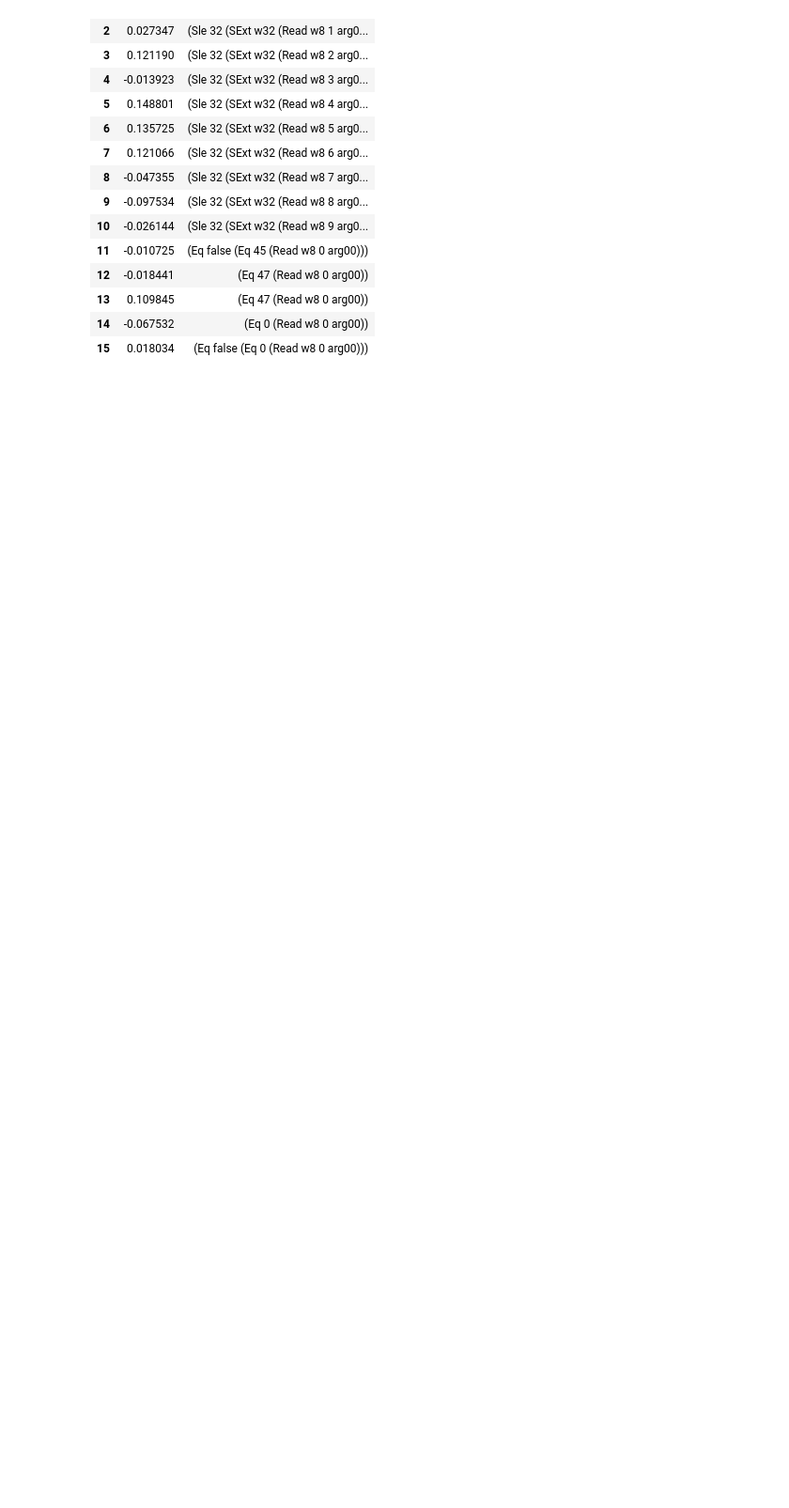
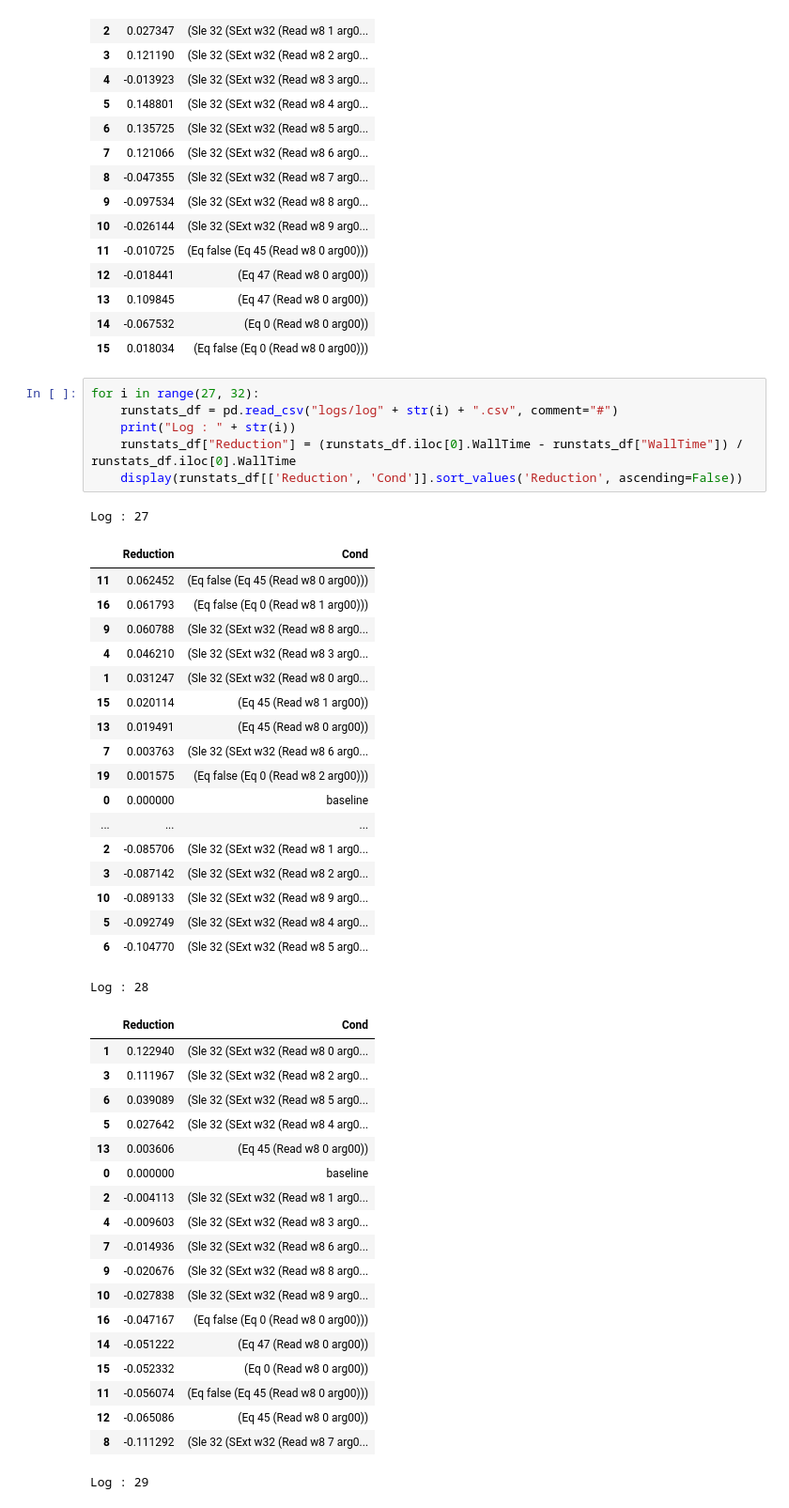
Before and after one commit to Ishaangandhi/klee-profiler, a Jupyter notebook: replace-branch-vis.ipynb, the cells around one changed output. Shown: that part at 94% size. Saved outputs shown, nothing was run; the diff lists cells and outputs as text; blank space fills up the shorter version.

```diff
--- a/replace-branch-vis.ipynb
+++ b/replace-branch-vis.ipynb
@@ -68,3 +69,48 @@ runstats_df[['Reduction', 'Cond']]
 | 13 | 0.109845 | (Eq 47 (Read w8 0 arg00)) |
 | 14 | -0.067532 | (Eq 0 (Read w8 0 arg00)) |
 | 15 | 0.018034 | (Eq false (Eq 0 (Read w8 0 arg00))) |
+# %%
+for i in range(27, 32):
+    runstats_df = pd.read_csv("logs/log" + str(i) + ".csv", comment="#")
+    print("Log : " + str(i))
+    runstats_df["Reduction"] = (runstats_df.iloc[0].WallTime - runstats_df["WallTime"]) / runstats_df.iloc[0].WallTime
+    display(runstats_df[['Reduction', 'Cond']].sort_values('Reduction', ascending=False))
+# %% [output]
+Log : 27
+|  | Reduction | Cond |
+| 11 | 0.062452 | (Eq false (Eq 45 (Read w8 0 arg00))) |
+| 16 | 0.061793 | (Eq false (Eq 0 (Read w8 1 arg00))) |
+| 9 | 0.060788 | (Sle 32 (SExt w32 (Read w8 8 arg0... |
+| 4 | 0.046210 | (Sle 32 (SExt w32 (Read w8 3 arg0... |
+| 1 | 0.031247 | (Sle 32 (SExt w32 (Read w8 0 arg0... |
+| 15 | 0.020114 | (Eq 45 (Read w8 1 arg00)) |
+| 13 | 0.019491 | (Eq 45 (Read w8 0 arg00)) |
+| 7 | 0.003763 | (Sle 32 (SExt w32 (Read w8 6 arg0... |
+| 19 | 0.001575 | (Eq false (Eq 0 (Read w8 2 arg00))) |
+| 0 | 0.000000 | baseline |
+| ... | ... | ... |
+| 2 | -0.085706 | (Sle 32 (SExt w32 (Read w8 1 arg0... |
+| 3 | -0.087142 | (Sle 32 (SExt w32 (Read w8 2 arg0... |
+| 10 | -0.089133 | (Sle 32 (SExt w32 (Read w8 9 arg0... |
+| 5 | -0.092749 | (Sle 32 (SExt w32 (Read w8 4 arg0... |
+| 6 | -0.104770 | (Sle 32 (SExt w32 (Read w8 5 arg0... |
+Log : 28
+|  | Reduction | Cond |
+| 1 | 0.122940 | (Sle 32 (SExt w32 (Read w8 0 arg0... |
+| 3 | 0.111967 | (Sle 32 (SExt w32 (Read w8 2 arg0... |
+| 6 | 0.039089 | (Sle 32 (SExt w32 (Read w8 5 arg0... |
+| 5 | 0.027642 | (Sle 32 (SExt w32 (Read w8 4 arg0... |
+| 13 | 0.003606 | (Eq 45 (Read w8 0 arg00)) |
+| 0 | 0.000000 | baseline |
+| 2 | -0.004113 | (Sle 32 (SExt w32 (Read w8 1 arg0... |
+| 4 | -0.009603 | (Sle 32 (SExt w32 (Read w8 3 arg0... |
+| 7 | -0.014936 | (Sle 32 (SExt w32 (Read w8 6 arg0... |
+| 9 | -0.020676 | (Sle 32 (SExt w32 (Read w8 8 arg0... |
+| 10 | -0.027838 | (Sle 32 (SExt w32 (Read w8 9 arg0... |
+| 16 | -0.047167 | (Eq false (Eq 0 (Read w8 0 arg00))) |
+| 14 | -0.051222 | (Eq 47 (Read w8 0 arg00)) |
+| 15 | -0.052332 | (Eq 0 (Read w8 0 arg00)) |
+| 11 | -0.056074 | (Eq false (Eq 45 (Read w8 0 arg00))) |
+| 12 | -0.065086 | (Eq 45 (Read w8 0 arg00)) |
+| 8 | -0.111292 | (Sle 32 (SExt w32 (Read w8 7 arg0... |
+Log : 29
```
Also changed, not shown: parts of 2 cells of this notebook, 6 other files.
